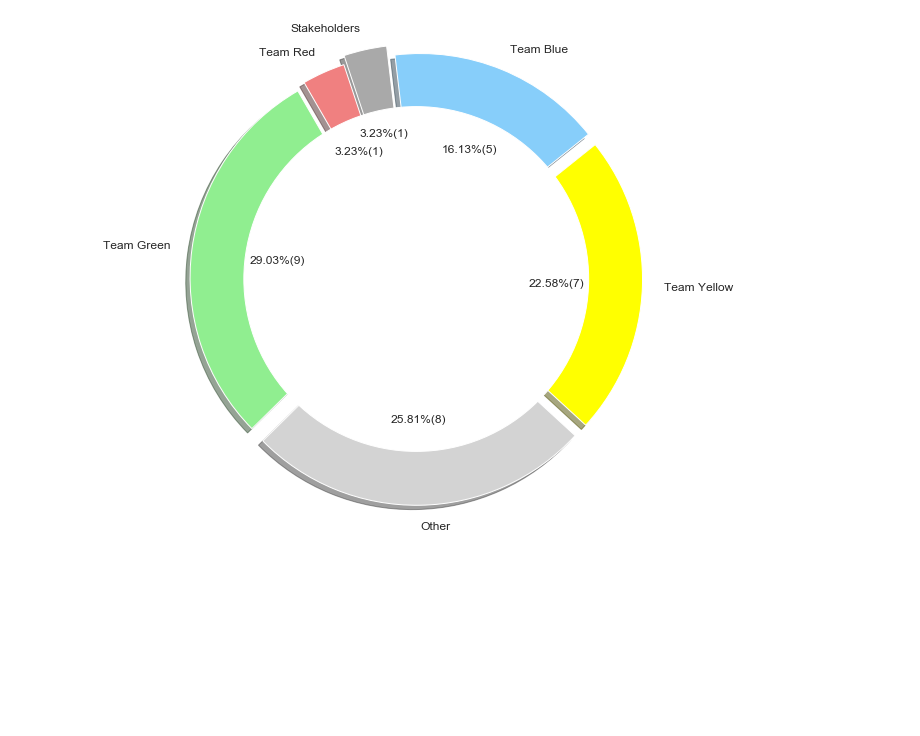
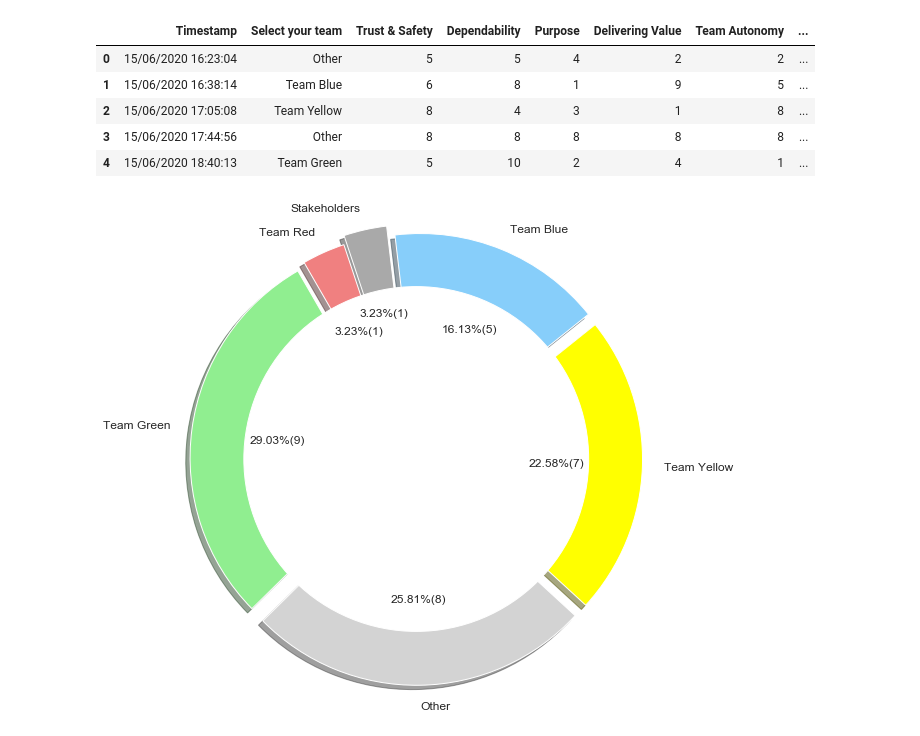
Before and after one commit to marisly/stats, a Jupyter notebook: charts.ipynb, the cells around one changed output. Saved outputs shown, nothing was run; the diff lists cells and outputs as text; code cells hidden in the pictures; blank space fills up the shorter version.

```diff
--- a/charts.ipynb
+++ b/charts.ipynb
@@ -8,5 +19,17 @@ import seaborn as sns
 # %%
-df_full = pd.read_csv('mShop 2020.2 Health Check (Responses) - Form responses 1.csv')
+PI_previous = 'mShop PI 3 Health Check (Responses) - Form responses 1 (Final).csv'
+PI_latest = 'mShop 2020.2 Health Check (Responses) - Form responses 1.csv'
+# %%
+df_full = pd.read_csv(PI_latest)
+
+df_full.head()
+# %% [output]
+|  | Timestamp | Select your team | Trust & Safety | Dependability | Purpose | Delivering Value | Team Autonomy | ... |
+| 0 | 15/06/2020 16:23:04 | Other | 5 | 5 | 4 | 2 | 2 | ... |
+| 1 | 15/06/2020 16:38:14 | Team Blue | 6 | 8 | 1 | 9 | 5 | ... |
+| 2 | 15/06/2020 17:05:08 | Team Yellow | 8 | 4 | 3 | 1 | 8 | ... |
+| 3 | 15/06/2020 17:44:56 | Other | 8 | 8 | 8 | 8 | 8 | ... |
+| 4 | 15/06/2020 18:40:13 | Team Green | 5 | 10 | 2 | 4 | 1 | ... |
 # %%
 df = df_full.drop(['Timestamp','One most important thing you want to improve as soon as possible'], axis=1)
 
```
Also changed, not shown: parts of 7 cells of this notebook.
